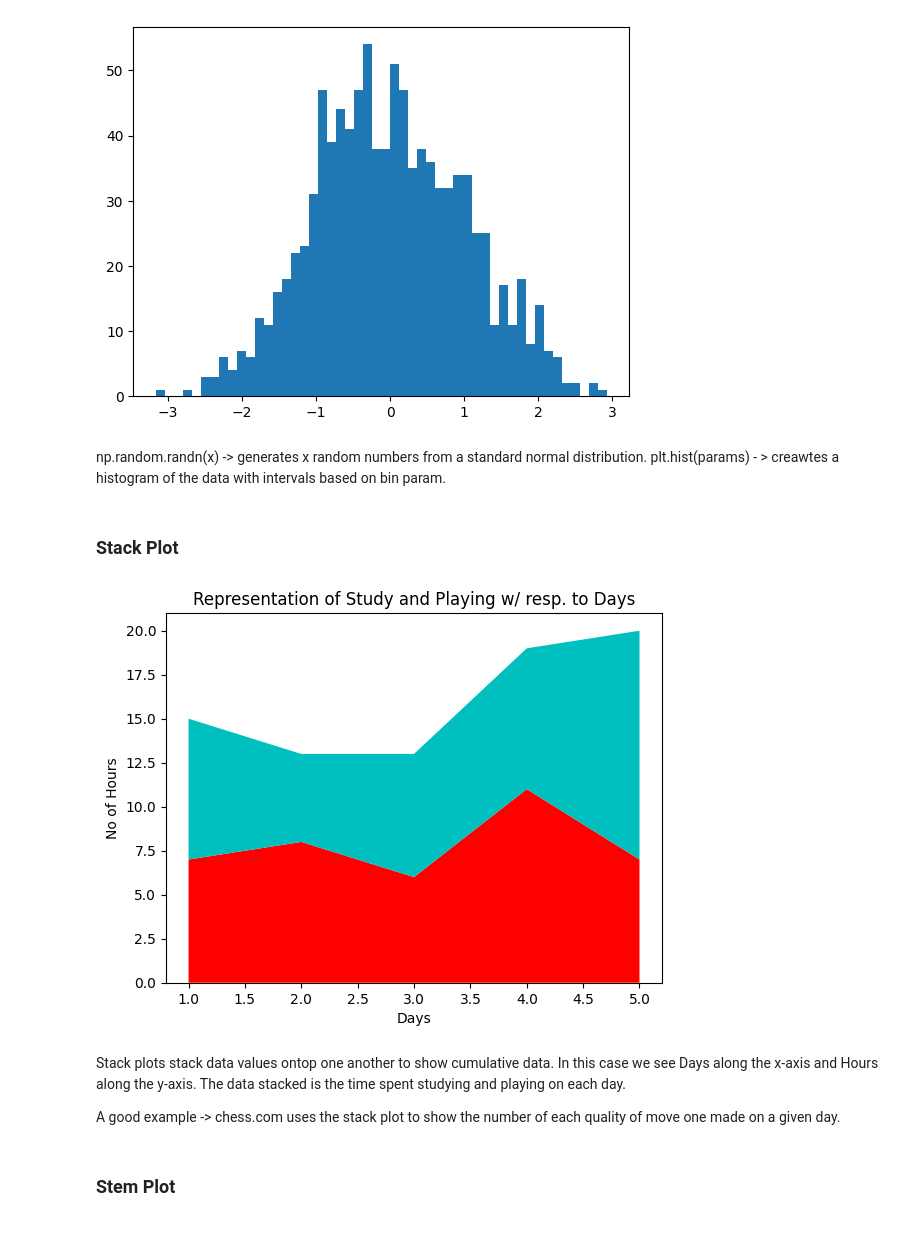
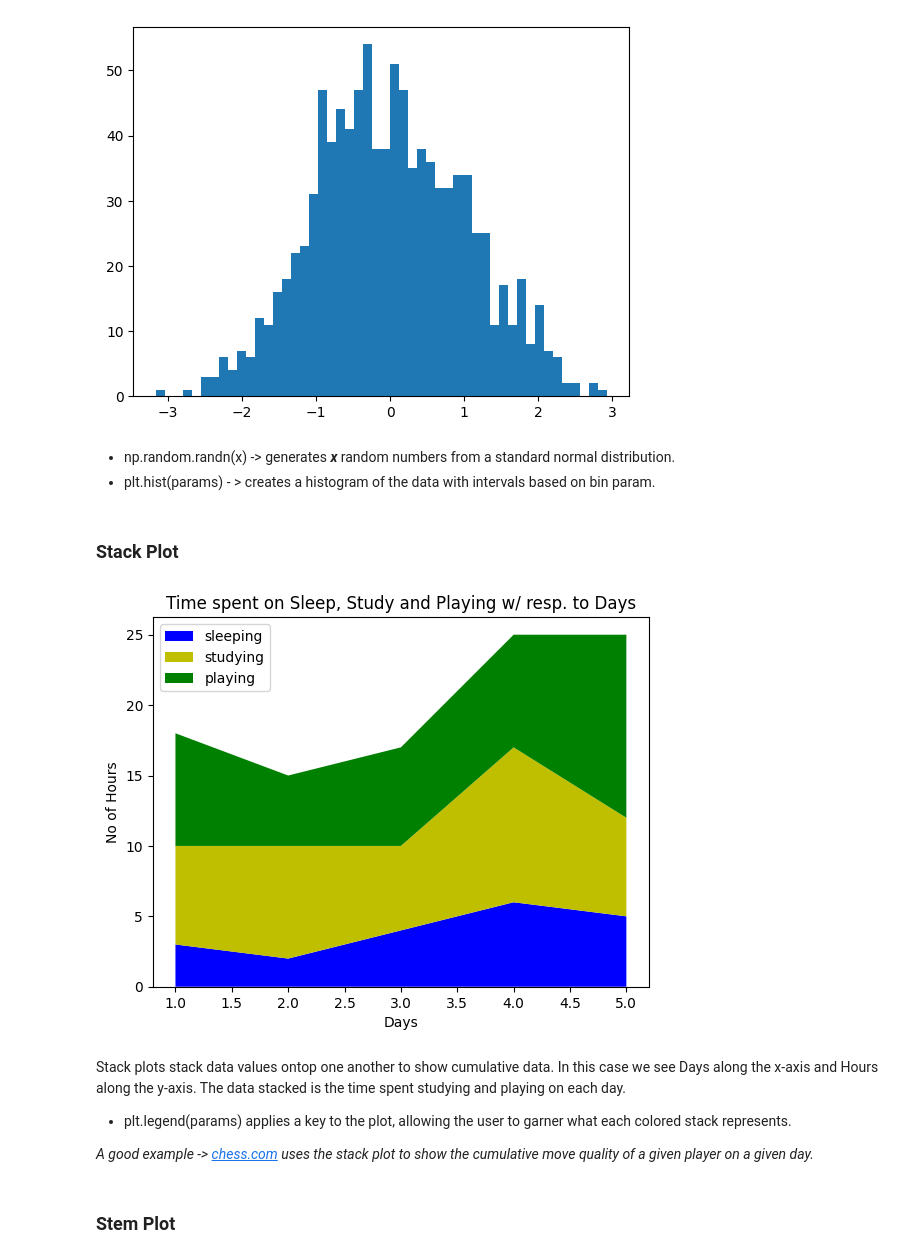
Before and after one commit to zanemilo/pre-ms-bioinfo, a Jupyter notebook: examples/stats/Visualizations_Examples.ipynb, the cells around one changed output. Cells and saved outputs as stored; diff of their text form; code cells hidden in the pictures; blank space fills up the shorter version.

```diff
--- a/examples/stats/Visualizations_Examples.ipynb
+++ b/examples/stats/Visualizations_Examples.ipynb
@@ -93,33 +94,36 @@ plt.show()
 # %% [output]
 [figure]
 # %% [markdown]
-np.random.randn(x) -> generates x random numbers from a standard normal distribution.
-plt.hist(params) - > creawtes a histogram of the data with intervals based on bin param.
+- np.random.randn(x) -> generates **_x_** random numbers from a standard normal distribution.
+- plt.hist(params) - > creates a histogram of the data with intervals based on bin param.
 # %% [markdown]
 ### Stack Plot
 # %%
 days = [1, 2, 3, 4, 5]
+sleeping = [3, 2, 4, 6, 5]
 studying = [7, 8, 6, 11, 7]
 playing = [8, 5, 7, 8, 13]
 
-plt.stackplot(days, studying, playing, colors =['r', 'c'])
+plt.stackplot(days, sleeping, studying, playing, colors =['b','y', 'g'])
 
 
 plt.xlabel('Days') # Labels x-axis
 
 plt.ylabel('No of Hours') # Labels y-axis
 
-plt.title('Representation of Study and Playing w/ resp. to Days') # Label Plot
+plt.title('Time spent on Sleep, Study and Playing w/ resp. to Days') # Label Plot
 
-
-
+plt.legend(["sleeping", "studying", "playing"], loc='best') # loc args specifies upper right/left or best where matplotlib attempts to find best loc.
 plt.show()
 # %% [output]
-[figure, old version]
+[figure, new version]
 # %% [markdown]
-Stack plots stack data values ontop one another to show cumulative data. In this case we see Days along the x-axis and Hours along the y-axis. The data stacked is the time spent studying and playing on each day.
+Stack plots stack data values ontop one another to show cumulative data. In this case we see Days along the x-axis and Hours along the y-axis.
+The data stacked is the time spent studying and playing on each day.
 
-A good example -> chess.com uses the stack plot to show the number of each quality of move one made on a given day.
+- plt.legend(params) applies a key to the plot, allowing the user to garner what each colored stack represents.
+
+_A good example -> [chess.com](https://www.chess.com/insights/anna_chess#quality) uses the stack plot to show the cumulative move quality of a given player on a given day._
 # %% [markdown]
 ### Stem Plot
 # %%
```
Also changed, not shown: parts of 10 cells of this notebook, 1 other file.
